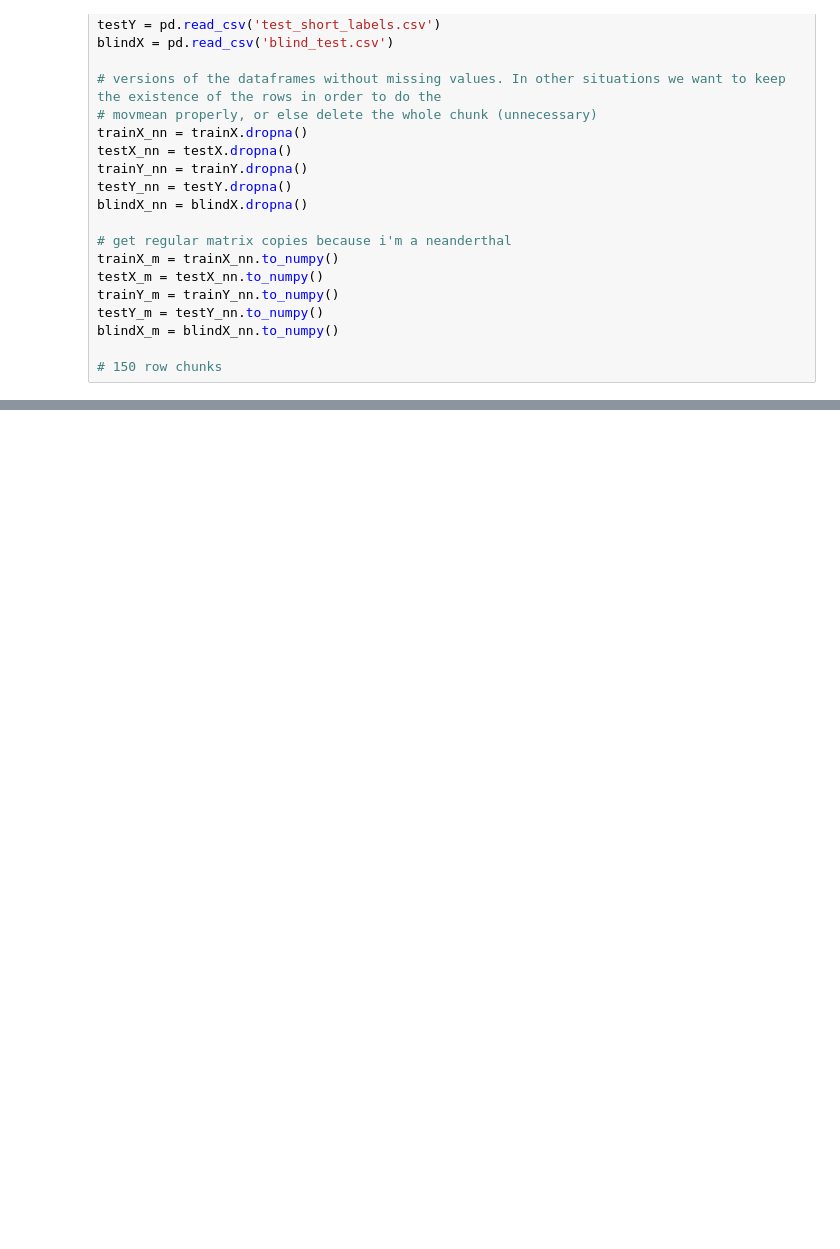
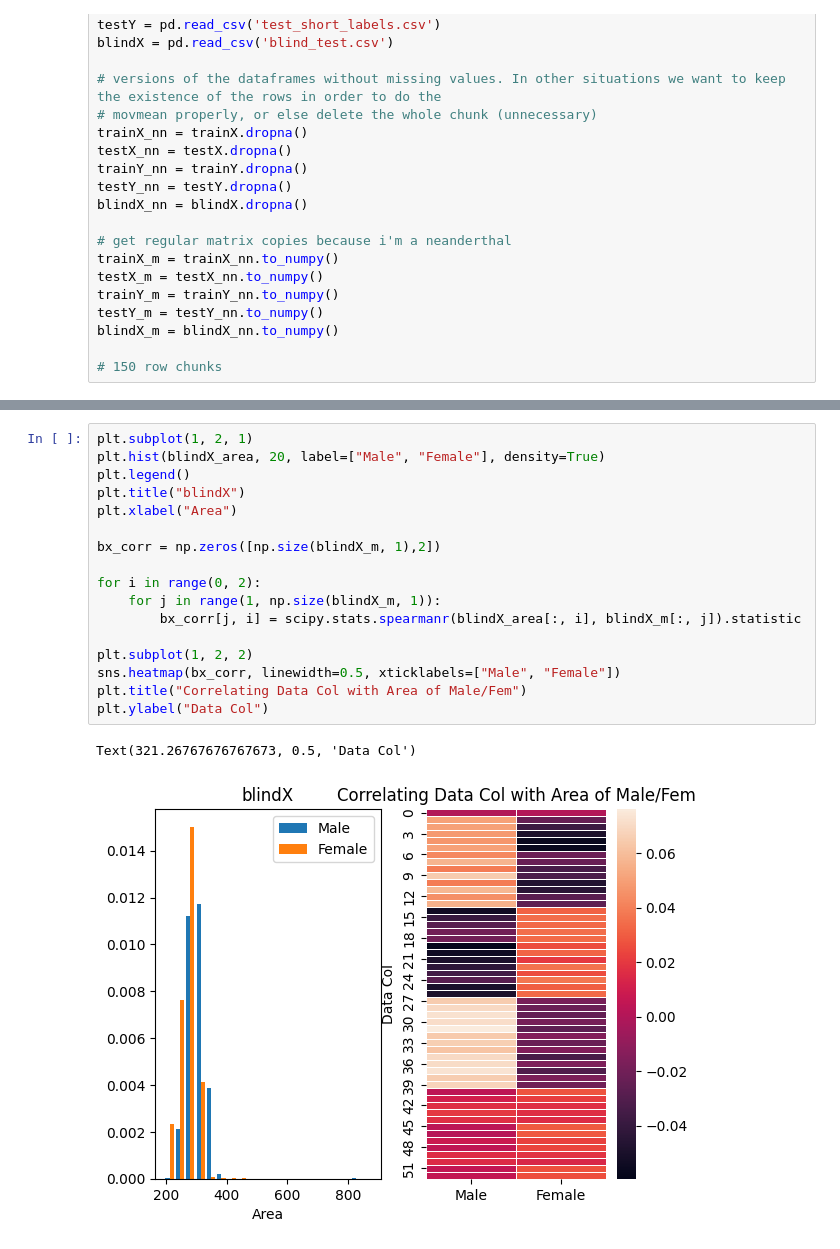
Before and after one commit to DavidScherArazi/NatBehFinalProj, a Jupyter notebook: final_project.ipynb, the cells around one changed output, grey strips where cells are left out. Drawn from its saved outputs; the diff is of its cells as text; blank space fills up the shorter version.

```diff
--- a/final_project.ipynb
+++ b/final_project.ipynb
@@ -82,0 +117,20 @@ SignificanceResult(statistic=0.017938112322406587, pvalue=1.5156234019465962e-18
+# %%
+plt.subplot(1, 2, 1)
+plt.hist(blindX_area, 20, label=["Male", "Female"], density=True)
+plt.legend()
+plt.title("blindX")
+plt.xlabel("Area")
+
+bx_corr = np.zeros([np.size(blindX_m, 1),2])
+
+for i in range(0, 2):
+    for j in range(1, np.size(blindX_m, 1)):
+        bx_corr[j, i] = scipy.stats.spearmanr(blindX_area[:, i], blindX_m[:, j]).statistic
+
+plt.subplot(1, 2, 2)
+sns.heatmap(bx_corr, linewidth=0.5, xticklabels=["Male", "Female"])
+plt.title("Correlating Data Col with Area of Male/Fem")
+plt.ylabel("Data Col")
+# %% [output]
+Text(321.26767676767673, 0.5, 'Data Col')
+[figure, added]
```
Also changed, not shown: parts of 31 cells of this notebook.
